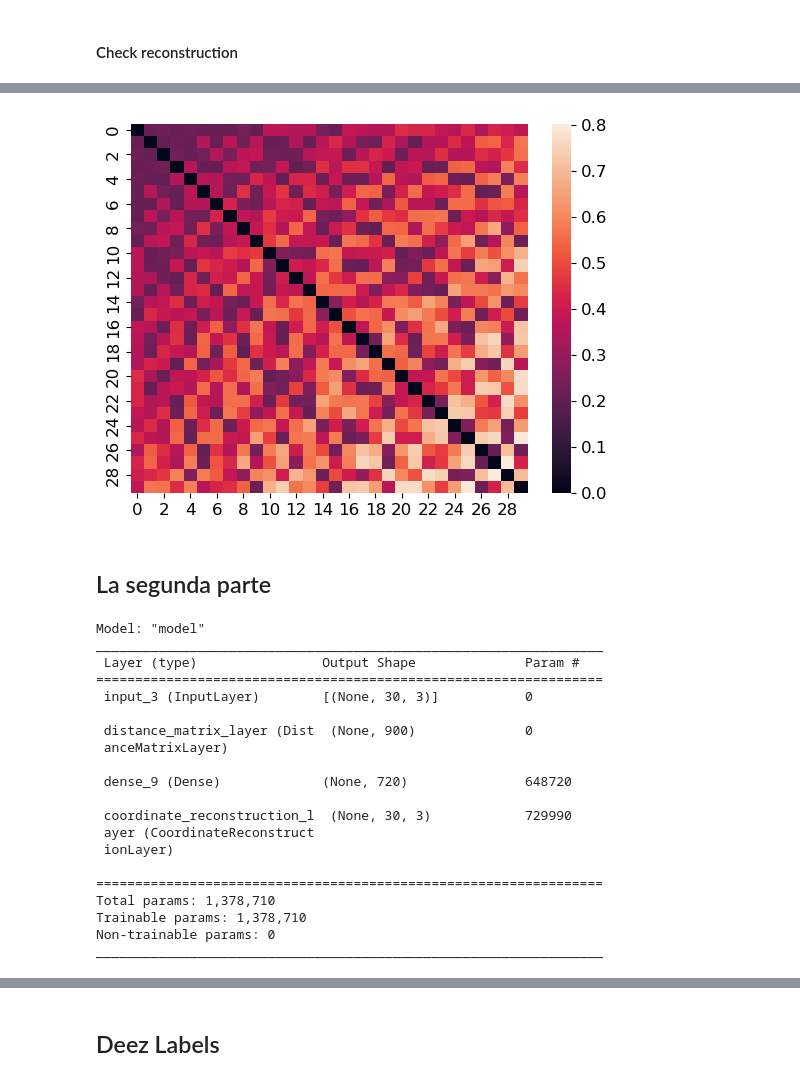
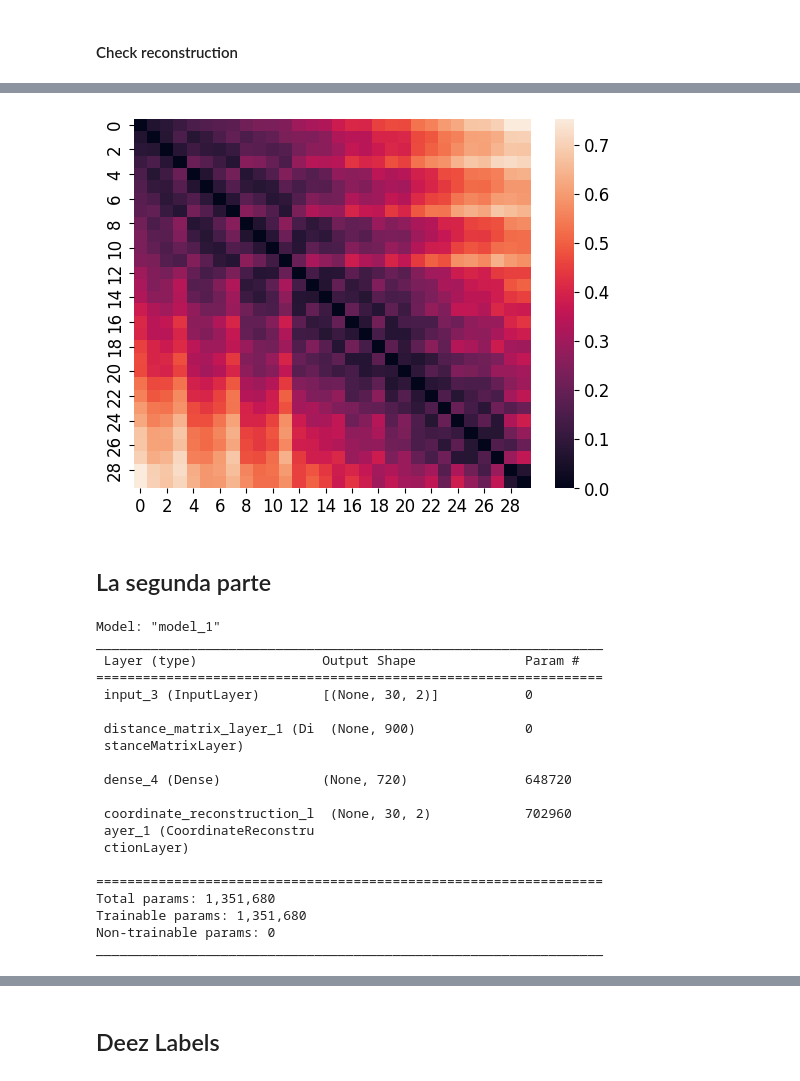
Before and after one commit to group9ine/variational-autoencoders, a Jupyter notebook: JuFBuCMNN.ipynb, the cells around one changed output, grey strips where cells are left out. Saved outputs shown, nothing was run; the diff lists cells and outputs as text; code cells hidden in the pictures.

```diff
--- a/JuFBuCMNN.ipynb
+++ b/JuFBuCMNN.ipynb
@@ -72,0 +71,12 @@ print(vcs.shape,vcs[1])
+# %%
+sortmode = 1
+if sortmode==1:
+
+    # Calculate distances from (0, 0)
+    distances = np.sqrt(vcs[:,:,0]**2 + vcs[:,:,1]**2)
+    idx = np.argsort(distances, axis=1)
+    sorted_vcs = np.empty_like(vcs)
+    for i in range(len(vcs)):
+        sorted_vcs[i] = vcs[i][idx[i]]
+
+    print(sorted_vcs.shape,"\n",sorted_vcs[1])
@@ -73,16 +101,9 @@ print(vcs.shape,vcs[1])
 # %% [markdown]
 ### Compute distance matrix
 # %%
-def Distmat(inputs):
+dm = np.zeros((len(vcs),numpart,numpart))
 
-    numpart, dim = inputs.shape[0], inputs.shape[1]
+for i in range(len(vcs)):
+               dm[i]=squareform(pdist(sorted_vcs[i], metric='euclidean'), force='no', checks=True)
 
-    arrayd = []
-
-    for i in range(inputs.shape[0]):
-        for j in range(inputs.shape[0]):
-            arrayd.append(np.linalg.norm(inputs[i,:]-inputs[j,:]))
-
-    arrayd = np.array(arrayd)
-
-    return arrayd
+print(dm.shape, '\n', dm[1])
@@ -91,6 +127,0 @@ def Distmat(inputs):
-# %%
-#vcs = vcs.reshape((-1,90))
-dm=np.zeros((len(vcs),numpart**2))
-
-for i in range(len(vcs)):
-    dm[i,:]=Distmat(vcs[i,:,:])
@@ -115,4 +127,0 @@ for i in range(len(vcs)):
-# %%
-dm=dm.reshape(-1,30,30)
-
-print(dm.shape,"\n",dm[1])
@@ -382,9 +394,9 @@ sns.heatmap(data=df);
 # %%
 ts = testset_mat.reshape(-1,30,30)
-df2 = pd.DataFrame(ts[1])
+df2 = pd.DataFrame(ts[10])
 sns.heatmap(data=df2);
 # %% [output]
-[figure, old version]
+[figure, new version]
 # %% [markdown]
 ## La segunda parte
 # %%
@@ -410,29 +422,29 @@ class CoordinateReconstructionLayer(layers.Layer):
 # %%
 rec_inputs = layers.Input(shape=(numpart,dim))
 distance_matrix = DistanceMatrixLayer()(rec_inputs)
-x = layers.Dense(int(numpart**2 *4/5), activation='softsign')(distance_matrix)
+x = layers.Dense(int(numpart**2 *4/5), activation='relu')(distance_matrix)
 rec_outputs = CoordinateReconstructionLayer(numpart,dim)(x)
 reconstruction = keras.Model(rec_inputs,rec_outputs)
 reconstruction.summary()
 # %% [output]
-Model: "model"
+Model: "model_1"
 _________________________________________________________________
  Layer (type)                Output Shape              Param #
 =================================================================
- input_3 (InputLayer)        [(None, 30, 3)]           0
+ input_3 (InputLayer)        [(None, 30, 2)]           0
 
- distance_matrix_layer (Dist  (None, 900)              0
- anceMatrixLayer)
+ distance_matrix_layer_1 (Di  (None, 900)              0
+ stanceMatrixLayer)
 
- dense_9 (Dense)             (None, 720)               648720
+ dense_4 (Dense)             (None, 720)               648720
 
- coordinate_reconstruction_l  (None, 30, 3)            729990
- ayer (CoordinateReconstruct
- ionLayer)
+ coordinate_reconstruction_l  (None, 30, 2)            702960
+ ayer_1 (CoordinateReconstru
+ ctionLayer)
 
 =================================================================
-Total params: 1,378,710
-Trainable params: 1,378,710
+Total params: 1,351,680
+Trainable params: 1,351,680
 Non-trainable params: 0
 _________________________________________________________________
 # %%
```
Also changed, not shown: parts of 35 cells of this notebook, 2 other files.
